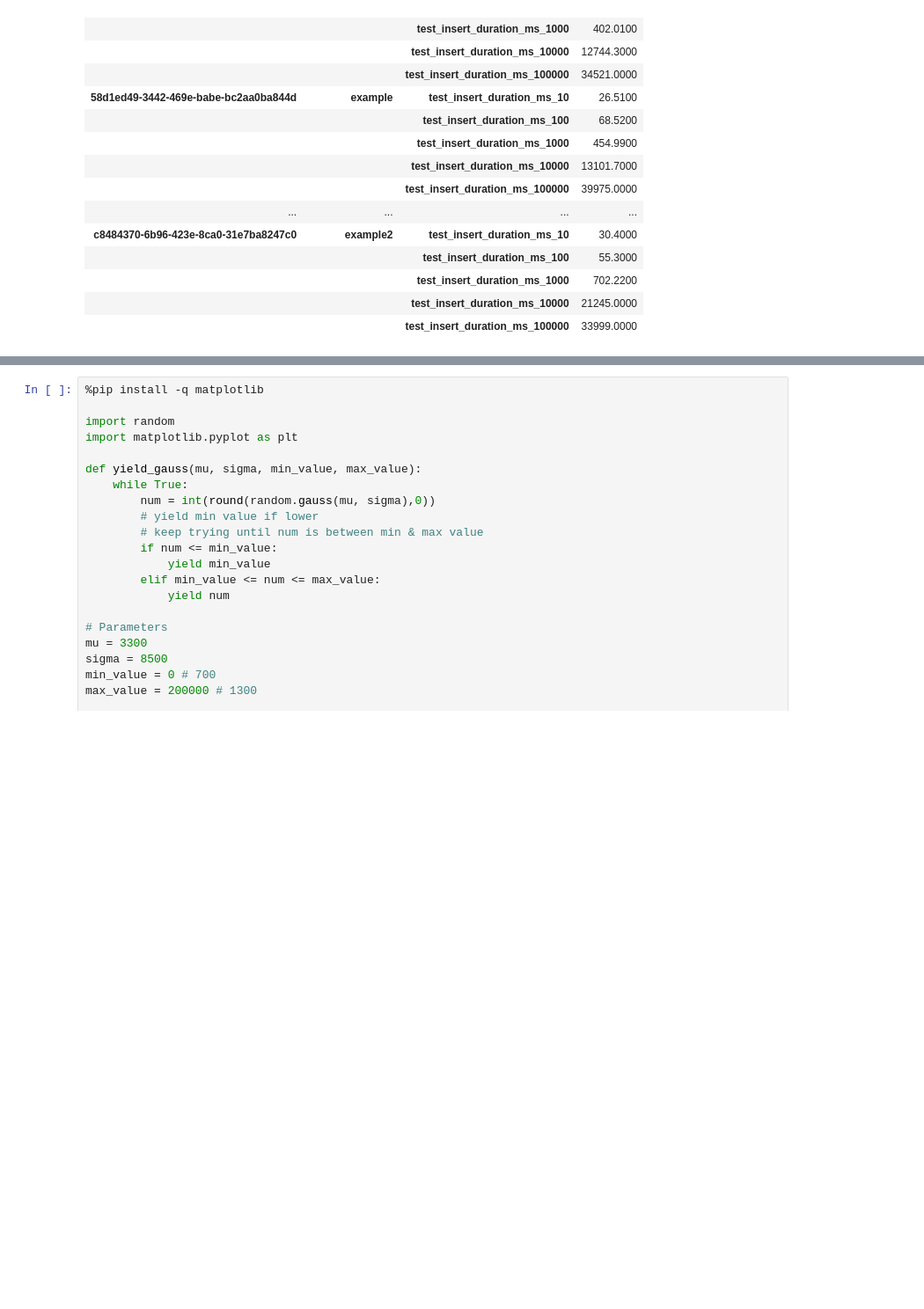
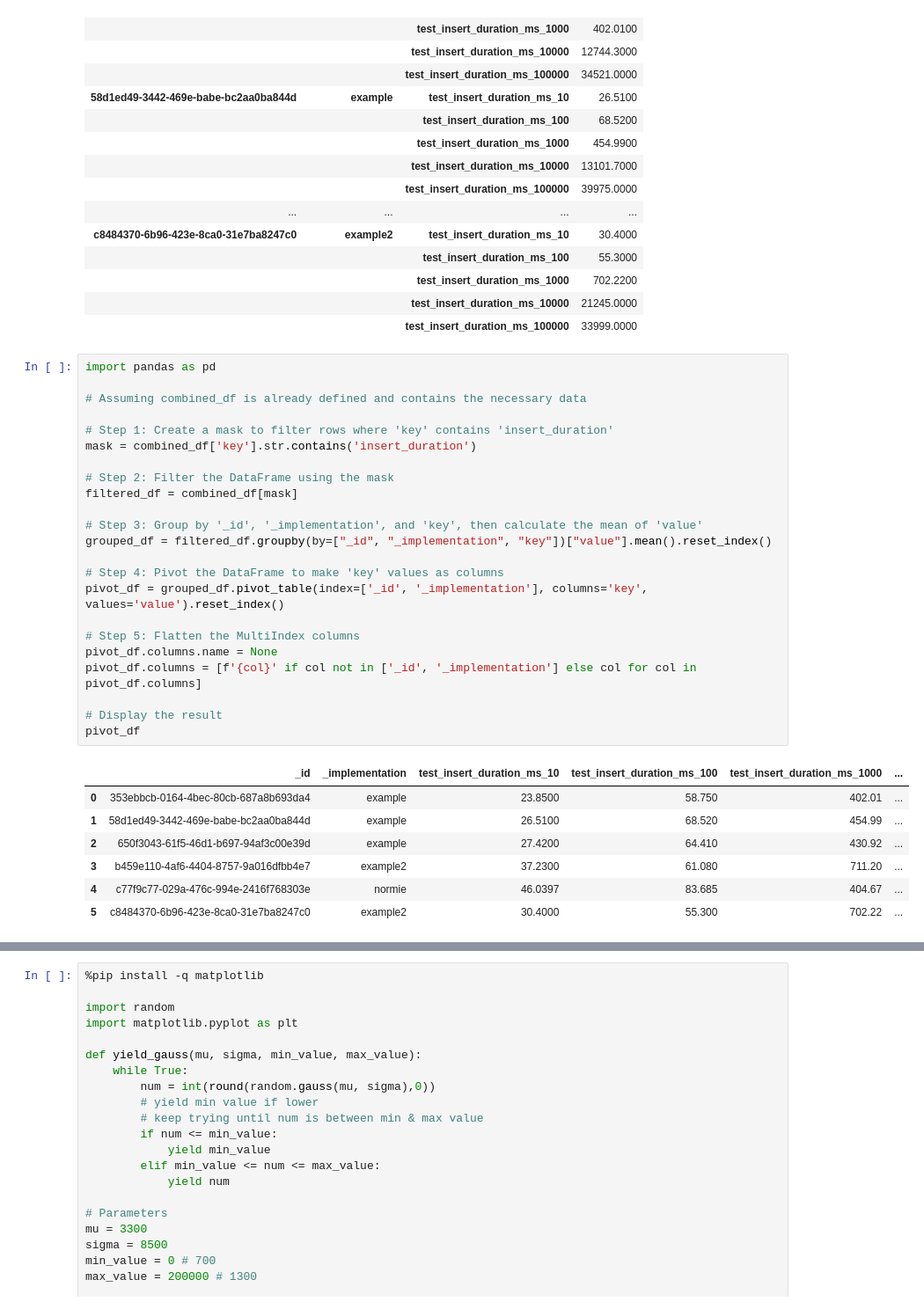
Before and after one commit to Bot-detector/performance-hs-db, a Jupyter notebook: performance_test/notebooks.ipynb, the cells around one changed output, grey strips where cells are left out. Shown: that part at 88% size. Drawn from its saved outputs; the diff is of its cells as text; blank space fills up the shorter version.

```diff
--- a/performance_test/notebooks.ipynb
+++ b/performance_test/notebooks.ipynb
@@ -77,3 +77,34 @@ pd.DataFrame(combined_df[mask].groupby(by=["_id","_implementation","key"])["valu
 |  |  | test_insert_duration_ms_1000 | 702.2200 |
 |  |  | test_insert_duration_ms_10000 | 21245.0000 |
 |  |  | test_insert_duration_ms_100000 | 33999.0000 |
+# %%
+import pandas as pd
+
+# Assuming combined_df is already defined and contains the necessary data
+
+# Step 1: Create a mask to filter rows where 'key' contains 'insert_duration'
+mask = combined_df['key'].str.contains('insert_duration')
+
+# Step 2: Filter the DataFrame using the mask
+filtered_df = combined_df[mask]
+
+# Step 3: Group by '_id', '_implementation', and 'key', then calculate the mean of 'value'
+grouped_df = filtered_df.groupby(by=["_id", "_implementation", "key"])["value"].mean().reset_index()
+
+# Step 4: Pivot the DataFrame to make 'key' values as columns
+pivot_df = grouped_df.pivot_table(index=['_id', '_implementation'], columns='key', values='value').reset_index()
+
+# Step 5: Flatten the MultiIndex columns
+pivot_df.columns.name = None
+pivot_df.columns = [f'{col}' if col not in ['_id', '_implementation'] else col for col in pivot_df.columns]
+
+# Display the result
+pivot_df
+# %% [output]
+|  | _id | _implementation | test_insert_duration_ms_10 | test_insert_duration_ms_100 | test_insert_duration_ms_1000 | ... |
+| 0 | 353ebbcb-0164-4bec-80cb-687a8b693da4 | example | 23.8500 | 58.750 | 402.01 | ... |
+| 1 | 58d1ed49-3442-469e-babe-bc2aa0ba844d | example | 26.5100 | 68.520 | 454.99 | ... |
+| 2 | 650f3043-61f5-46d1-b697-94af3c00e39d | example | 27.4200 | 64.410 | 430.92 | ... |
+| 3 | b459e110-4af6-4404-8757-9a016dfbb4e7 | example2 | 37.2300 | 61.080 | 711.20 | ... |
+| 4 | c77f9c77-029a-476c-994e-2416f768303e | normie | 46.0397 | 83.685 | 404.67 | ... |
+| 5 | c8484370-6b96-423e-8ca0-31e7ba8247c0 | example2 | 30.4000 | 55.300 | 702.22 | ... |
```
Also changed, not shown: parts of 3 cells of this notebook.
